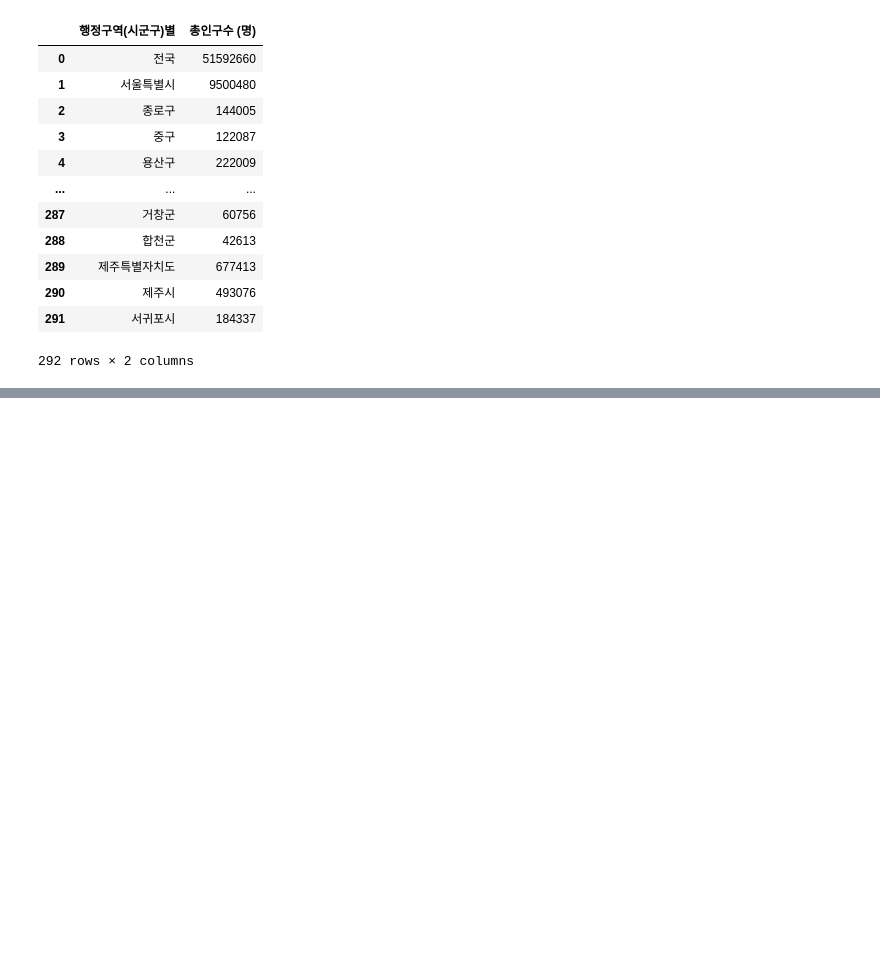
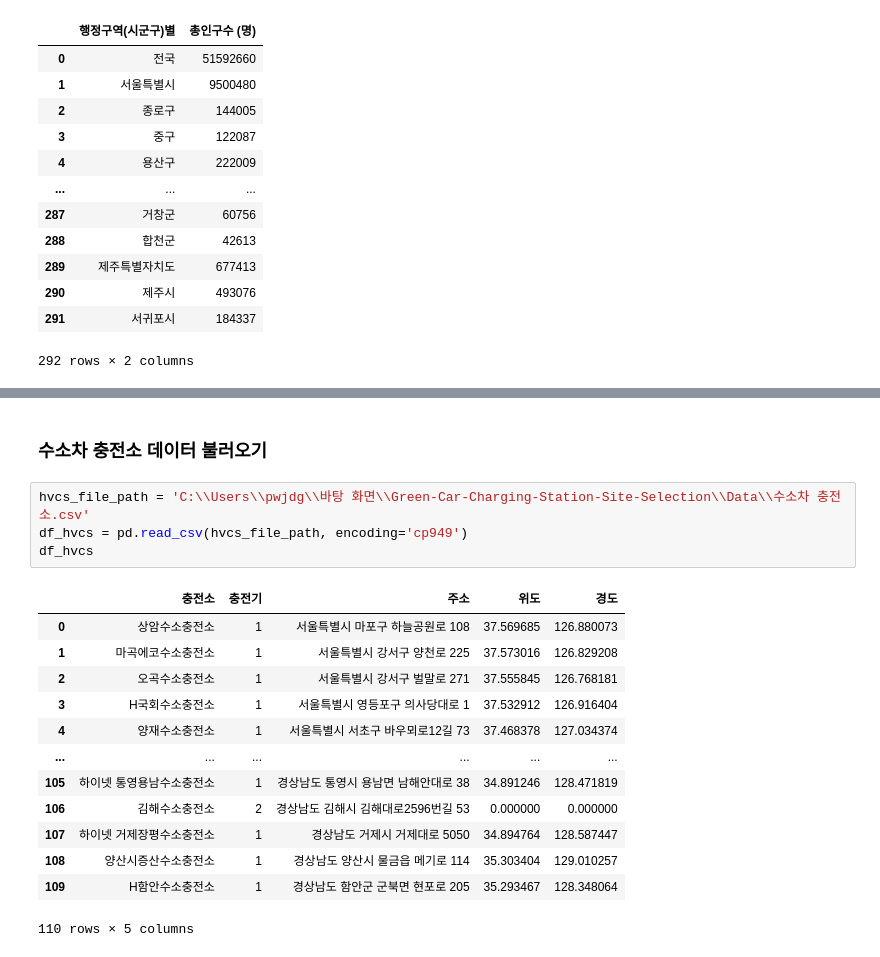
Before and after one commit to jhparkland/Green-Car-Charging-Station-Site-Selection, a Jupyter notebook: Notebook/GVCS/GVCS.ipynb, the cells around one changed output, grey strips where cells are left out. Drawn from its saved outputs; the diff is of its cells as text; blank space fills up the shorter version.

```diff
--- a/Notebook/GVCS/GVCS.ipynb
+++ b/Notebook/GVCS/GVCS.ipynb
@@ -477,0 +582,20 @@ df_people.describe()
+# %% [markdown]
+### 수소차 충전소 데이터 불러오기
+# %%
+hvcs_file_path = 'C:\\Users\\pwjdg\\바탕 화면\\Green-Car-Charging-Station-Site-Selection\\Data\\수소차 충전소.csv'
+df_hvcs = pd.read_csv(hvcs_file_path, encoding='cp949')
+df_hvcs
+# %% [output]
+|  | 충전소 | 충전기 | 주소 | 위도 | 경도 |
+| 0 | 상암수소충전소 | 1 | 서울특별시 마포구 하늘공원로 108 | 37.569685 | 126.880073 |
+| 1 | 마곡에코수소충전소 | 1 | 서울특별시 강서구 양천로 225 | 37.573016 | 126.829208 |
+| 2 | 오곡수소충전소 | 1 | 서울특별시 강서구 벌말로 271 | 37.555845 | 126.768181 |
+| 3 | H국회수소충전소 | 1 | 서울특별시 영등포구 의사당대로 1 | 37.532912 | 126.916404 |
+| 4 | 양재수소충전소 | 1 | 서울특별시 서초구 바우뫼로12길 73 | 37.468378 | 127.034374 |
+| ... | ... | ... | ... | ... | ... |
+| 105 | 하이넷 통영용남수소충전소 | 1 | 경상남도 통영시 용남면 남해안대로 38 | 34.891246 | 128.471819 |
+| 106 | 김해수소충전소 | 2 | 경상남도 김해시 김해대로2596번길 53 | 0.000000 | 0.000000 |
+| 107 | 하이넷 거제장평수소충전소 | 1 | 경상남도 거제시 거제대로 5050 | 34.894764 | 128.587447 |
+| 108 | 양산시증산수소충전소 | 1 | 경상남도 양산시 물금읍 메기로 114 | 35.303404 | 129.010257 |
+| 109 | H함안수소충전소 | 1 | 경상남도 함안군 군북면 현포로 205 | 35.293467 | 128.348064 |
+110 rows × 5 columns
```
Also changed, not shown: parts of 13 cells of this notebook, 2 other files.
